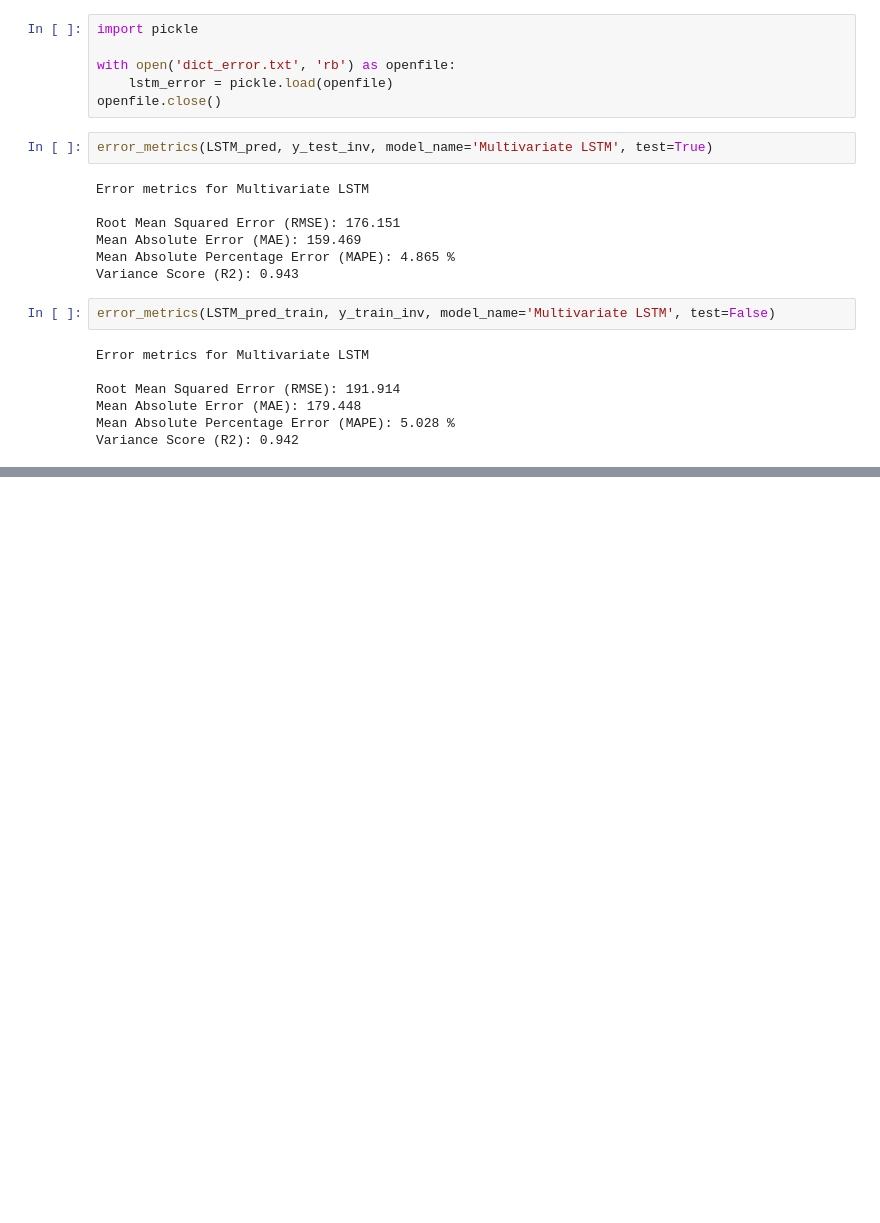
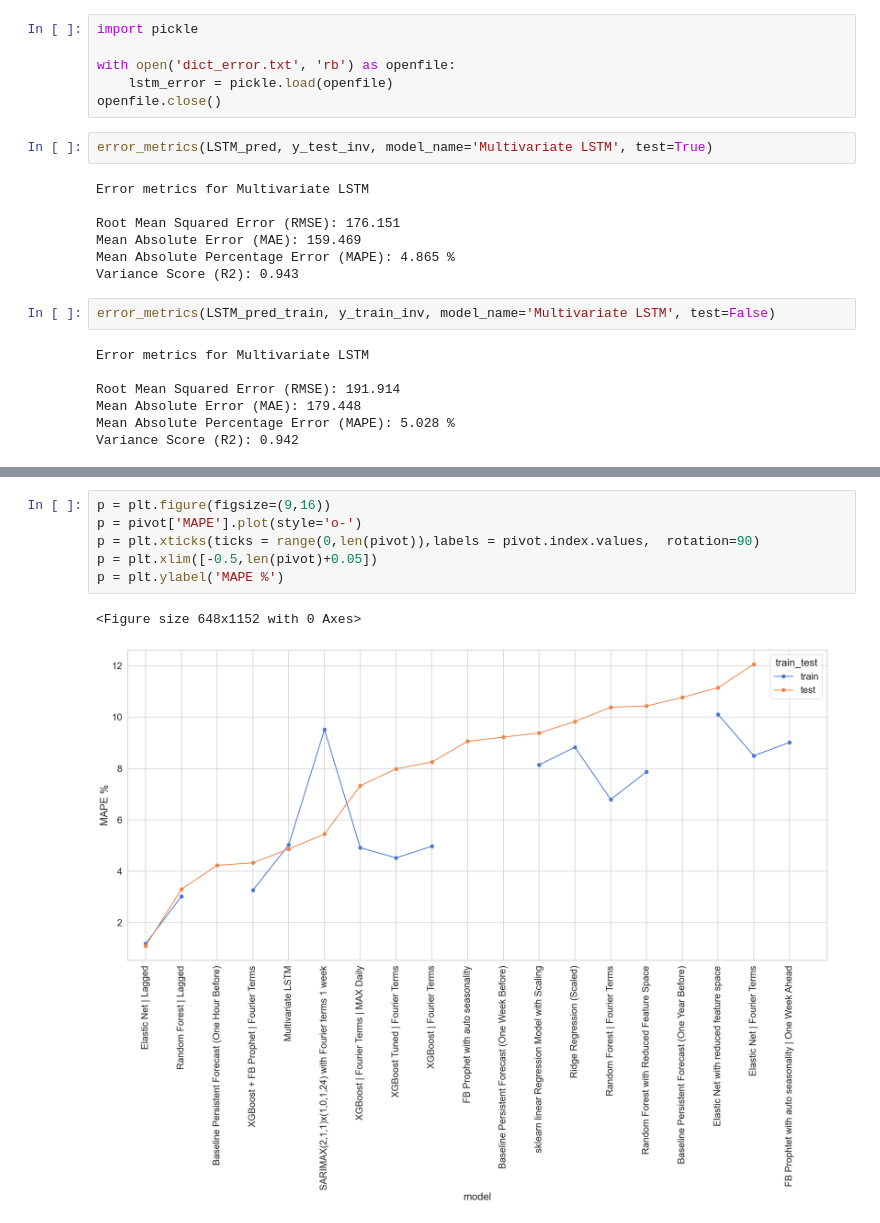
Before and after one commit to thenoaimi/energy-consumption-repo, a Jupyter notebook: MultivariateLSTM.ipynb, the cells around one changed output, grey strips where cells are left out. Drawn from its saved outputs; the diff is of its cells as text; blank space fills up the shorter version.

```diff
--- a/MultivariateLSTM.ipynb
+++ b/MultivariateLSTM.ipynb
@@ -466,3 +466,12 @@ pivot.style.highlight_min(['MAPE', 'MAE', 'RMSE'], axis=0).highlight_max(['R2'],
 | Elastic Net with reduced feature ... | 363.237000 | 387.795000 | 10.107000 | 11.146000 | 0.638000 | 0.572000 | 477.291000 | 506.909000 |
 | Elastic Net | Fourier Terms | 312.454000 | 400.384000 | 8.497000 | 12.057000 | 0.724000 | 0.613000 | 416.828000 | 481.626000 |
 | FB Prophtet with auto seasonality... | 330.386000 | nan | 9.016000 | nan | 0.635000 | nan | 446.689000 | nan |
+# %%
+p = plt.figure(figsize=(9,16))
+p = pivot['MAPE'].plot(style='o-')
+p = plt.xticks(ticks = range(0,len(pivot)),labels = pivot.index.values,  rotation=90)
+p = plt.xlim([-0.5,len(pivot)+0.05])
+p = plt.ylabel('MAPE %')
+# %% [output]
+<Figure size 648x1152 with 0 Axes>
+[figure, added]
```
Also changed, not shown: 1 other file.
